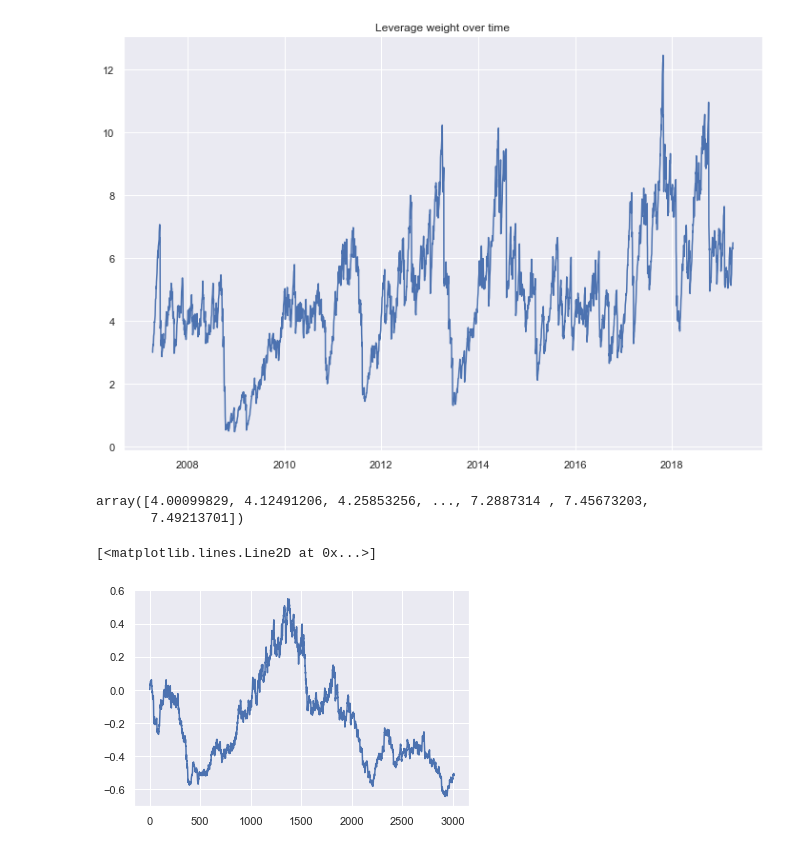
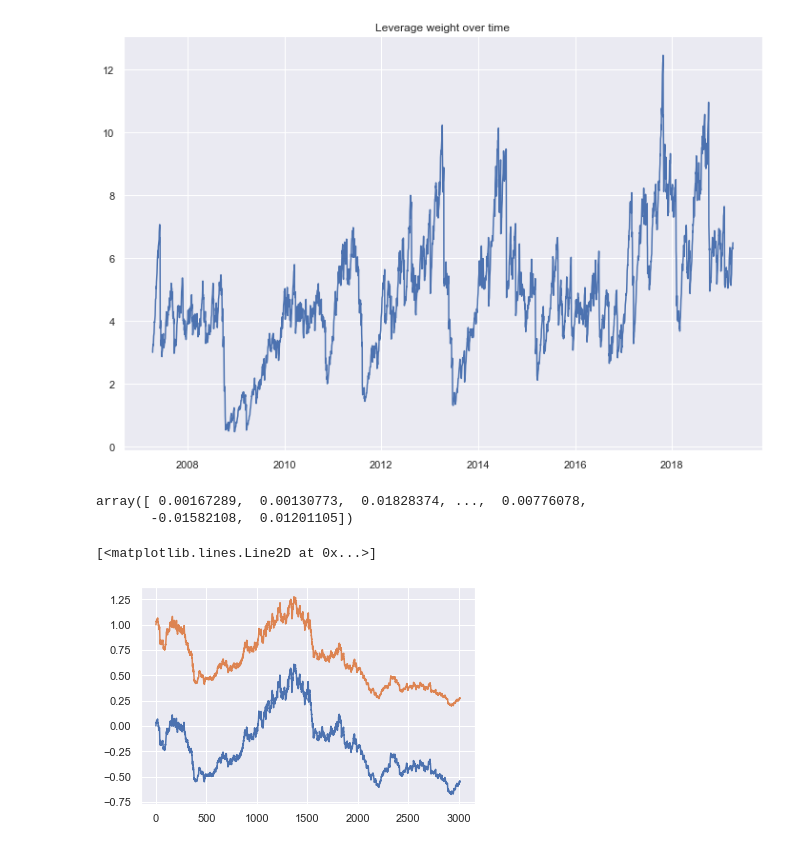
Before and after one commit to EdgyPanda/Python-Projects, a Jupyter notebook: RiskParity-Portfolio/RiskParity.ipynb, the cells around one changed output. Drawn from its saved outputs; the diff is of its cells as text; code cells hidden in the pictures.

```diff
--- a/RiskParity-Portfolio/RiskParity.ipynb
+++ b/RiskParity-Portfolio/RiskParity.ipynb
@@ -116,7 +116,7 @@ def Turnover(w) -> np.array:
     Returns:
         np.array: the turnover of the portfolio.
     """
-    res = np.squeeze(np.sum(np.abs(w), axis = 1))
+    res = np.squeeze(np.sum(np.abs(np.diff(w)), axis = 1))
 
     return(res)
 # %%
@@ -243,6 +243,10 @@ for i in range(EWMATrain.shape[2]):
     PortfolioRisk[i] = temp['portrisk']
 
 
+Weights = pd.DataFrame(Weights.T, index = TrainLogReturns.index, columns=TrainLogReturns.columns.values)
+WeightsScaled = pd.DataFrame(WeightsScaled.T, index = TrainLogReturns.index, columns=TrainLogReturns.columns.values)
+LC_weights = pd.DataFrame(LC_weights.T, index = TrainLogReturns.index)
+LC_weights = LC_weights.rename(columns={0: 'RF'})
 #Note to self: internal sympy solver slows down computation, from 41s -> 2m10s
 # %%
 # first and foremost disregard leverage cost and then model everything else.
@@ -278,25 +279,34 @@ plt.show()
 # %%
 #We need the turnover for all assets we invest in or borrow from. Nothing is free.
 # We will work with proportional transaction costs as done in De Miguel paper.
-CollectedWeights = np.concatenate((WeightsScaled,  np.tile(-LC_weights, (1,1))), axis = 0).T
-TurnoverLevRiskParity = Turnover(WeightsScaled.T)
+CollectedWeights = pd.concat([WeightsScaled, LC_weights], axis = 1)
+TurnoverLevRiskParity = Turnover(WeightsScaled)
 #portfolio returns can now be calculated (net of transaction cost) as: r_t = w^T * r_t^e - c * TO_t, where r_t^e is the excess return.
+Turnovertest = Turnover(Weights)
+TurnoverLevRiskParity
 # %% [output]
-array([4.00099829, 4.12491206, 4.25853256, ..., 7.2887314 , 7.45673203,
-       7.49213701])
+array([ 0.00167289,  0.00130773,  0.01828374, ...,  0.00776078,
+       -0.01582108,  0.01201105])
 # %%
 #portfolio returns can now be calculated (net of transaction cost) as: r_t = w^T * r_t^e - c * TO_t, where r_t^e is the excess return.
 
 PortReturnsLevRiskParity = np.zeros(TrainLinReturns.shape[0])
 
-#Hardcore transaction costs, 4% of turnover. Eg. 100000$ and you turnover 90% of this capital, the cost is 90% * 0.04 = 3.6% is cost.
-c = 0.0001
+c = 0.0005 # 50 bp in De Miguel
 
 for i in range(TrainLinReturns.shape[0]):
-    PortReturnsLevRiskParity[i] = np.subtract(np.dot(CollectedWeights[i,:].T, TrainLinReturns.iloc[i,:]), c * TurnoverLevRiskParity[i])
+    PortReturnsLevRiskParity[i] = np.subtract(np.dot(WeightsScaled.iloc[i,:], TrainLinReturns.iloc[i,0:5]), c * TurnoverLevRiskParity[i])
 # %%
 #limitations on  investing in the riskfree asset. Turnover is only calculated on risky assets, aka not the riskfree rate.
 plt.plot((1 + PortReturnsLevRiskParity).cumprod() - 1)
+
+
+#the wealth function net of transaction cost from De Miguel paper:
+W = np.ones(TrainLinReturns.shape[0])
+for i in range(TrainLinReturns.shape[0]-1):
+    W[i+1] = W[i] * (1 + PortReturnsLevRiskParity[i]) * (1 - c * Turnovertest[i])
+
+plt.plot(W)
 # %% [output]
 [<matplotlib.lines.Line2D at 0x...>]
-[figure, old version]
+[figure, new version]
```
Also changed, not shown: parts of 1 cell of this notebook.
